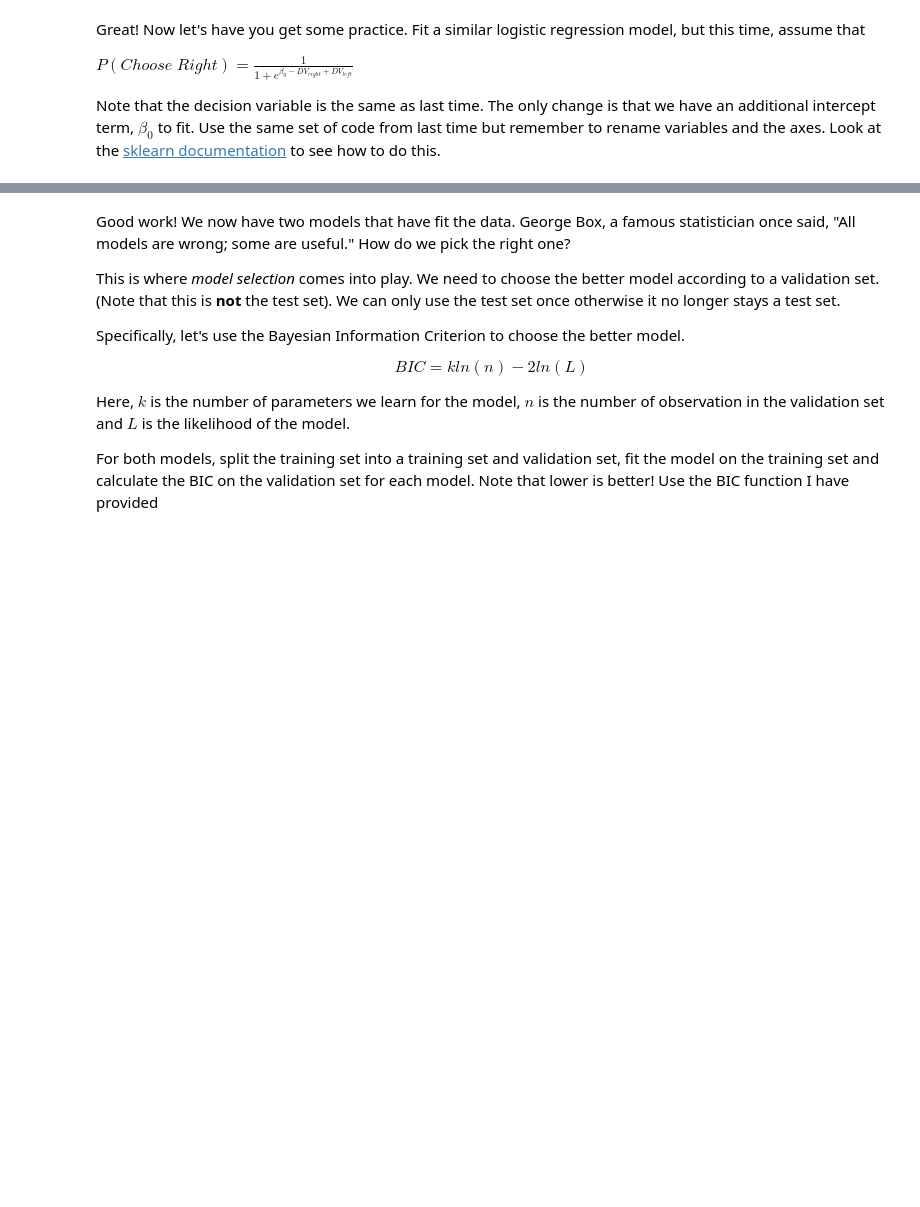
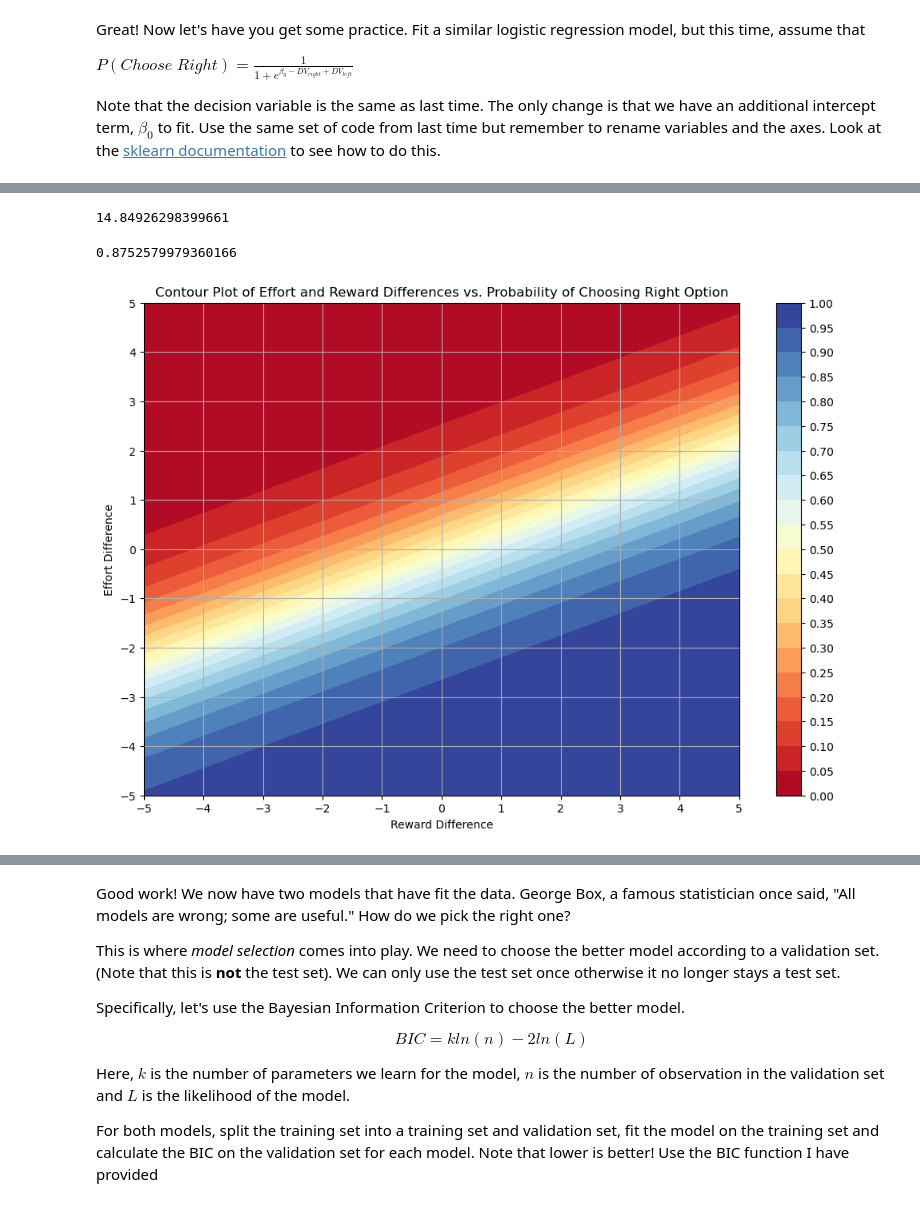
Before and after one commit to suzanmanasreh/decision_assessment, a Jupyter notebook: workbook.ipynb, the cells around one changed output, grey strips where cells are left out. Drawn from its saved outputs; the diff is of its cells as text; code cells hidden in the pictures; blank space fills up the shorter version.

```diff
--- a/workbook.ipynb
+++ b/workbook.ipynb
@@ -376,0 +632,48 @@ Note that the decision variable is the same as last time. The only change is tha
+# %%
+X_train2, X_validate, y_train2, y_validate = train_test_split(X_train3, y_train3, test_size=0.2, random_state=42)
+
+log_reg = LogisticRegression(fit_intercept=True, random_state=42)
+log_reg.fit(X_train2, y_train2)
+
+bic_score2 = BIC(3, X_validate, y_validate)
+print(bic_score2)
+# %% [output]
+14.84926298399661
+# %%
+y_pred3 = log_reg2.predict(X_test3)
+roc_auc_score2 = roc_auc_score(y_test3, y_pred3)
+print(roc_auc_score2)
+# %% [output]
+0.8752579979360166
+# %%
+# TODO: Plot the contour plot of effort and reward differences vs. probability of choosing the right option
+# Plot Effort Reward vs Probability Contour Plot
+
+# Generate grid for plotting
+
+effort_differences = np.linspace(-5, 5, 100)
+reward_differences = np.linspace(-5, 5, 100)
+
+effort_diff, reward_diff = np.meshgrid(effort_differences, reward_differences)
+decision_variable = beta_1 * reward_diff + beta_2 * effort_diff
+predicted_probabilities = 1 / (1 + np.exp(beta_0 - decision_variable))
+
+# Plot the contour plot
+plt.figure(figsize=(12, 8))
+levels = np.arange(0, 1.05, 0.05)
+
+# Use the levels in contourf
+contour = plt.contourf(reward_diff, effort_diff, predicted_probabilities, levels=levels, cmap='RdYlBu')
+plt.grid(True)
+# legend range (0, 1)
+
+cbar = plt.colorbar(contour, ticks=levels)
+cbar.ax.set_yticklabels(['{:.2f}'.format(i) for i in levels])
+plt.xticks(np.arange(int(reward_diff.min()), int(reward_diff.max()) + 1, 1))
+plt.yticks(np.arange(int(effort_diff.min()), int(effort_diff.max()) + 1, 1))
+plt.xlabel('Reward Difference')
+plt.ylabel('Effort Difference')
+plt.title('Contour Plot of Effort and Reward Differences vs. Probability of Choosing Right Option')
+plt.show()
+# %% [output]
+[figure, added]
```
Also changed, not shown: parts of 25 cells of this notebook.
